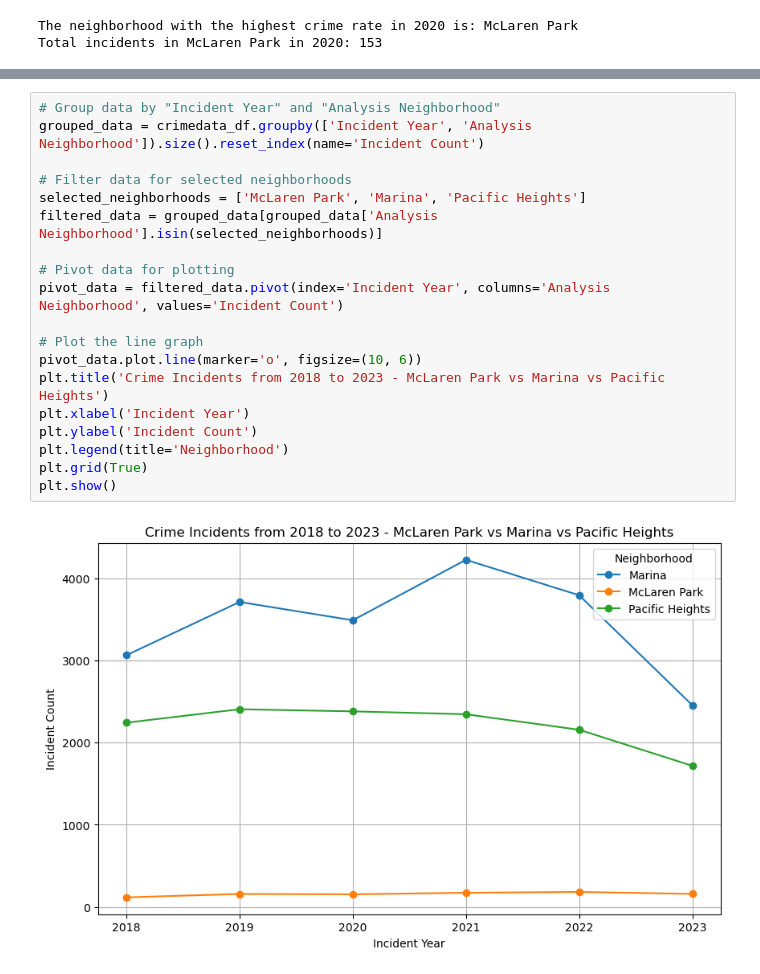
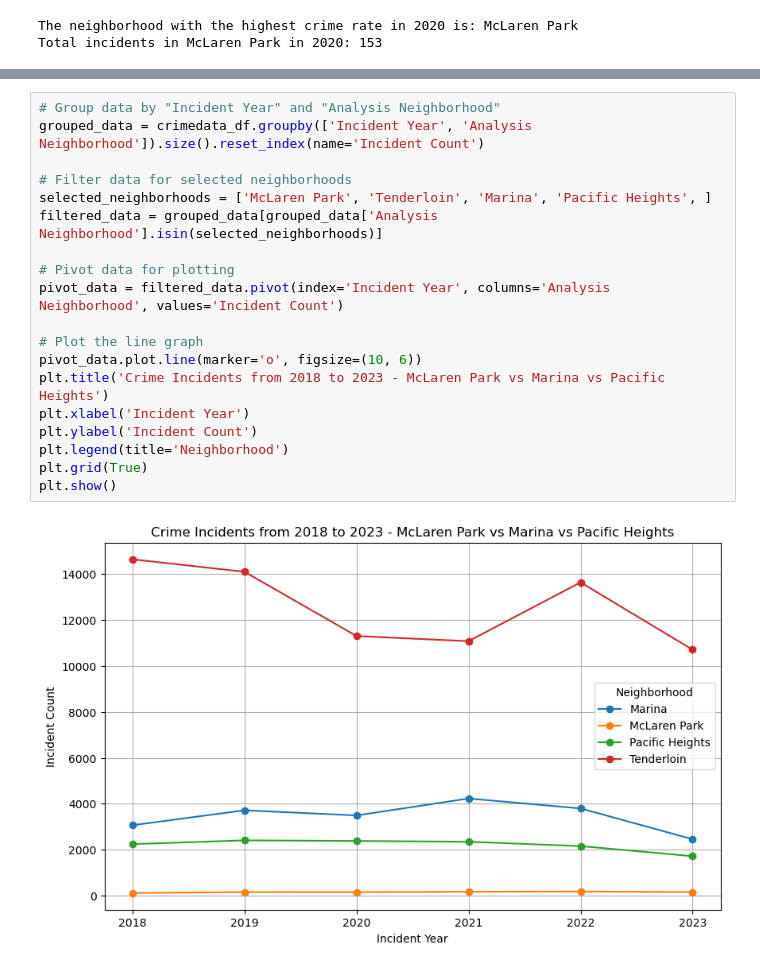
Before and after one commit to rabellan/SafetyNet, a Jupyter notebook: safetynet_sf_crimedata_crockeramazon.ipynb, the cells around one changed output, grey strips where cells are left out. Drawn from its saved outputs; the diff is of its cells as text.

```diff
--- a/safetynet_sf_crimedata_crockeramazon.ipynb
+++ b/safetynet_sf_crimedata_crockeramazon.ipynb
@@ -241,21 +287,21 @@ Total incidents in McLaren Park in 2020: 153
 # %%
 # Group data by "Incident Year" and "Analysis Neighborhood"
 grouped_data = crimedata_df.groupby(['Incident Year', 'Analysis Neighborhood']).size().reset_index(name='Incident Count')
 
 # Filter data for selected neighborhoods
-selected_neighborhoods = ['McLaren Park', 'Marina', 'Pacific Heights']
+selected_neighborhoods = ['McLaren Park', 'Tenderloin', 'Marina', 'Pacific Heights', ]
 filtered_data = grouped_data[grouped_data['Analysis Neighborhood'].isin(selected_neighborhoods)]
 
 # Pivot data for plotting
 pivot_data = filtered_data.pivot(index='Incident Year', columns='Analysis Neighborhood', values='Incident Count')
 
 # Plot the line graph
 pivot_data.plot.line(marker='o', figsize=(10, 6))
 plt.title('Crime Incidents from 2018 to 2023 - McLaren Park vs Marina vs Pacific Heights')
 plt.xlabel('Incident Year')
 plt.ylabel('Incident Count')
 plt.legend(title='Neighborhood')
 plt.grid(True)
 plt.show()
 # %% [output]
-[figure, old version]
+[figure, new version]
```
Also changed, not shown: parts of 20 cells of this notebook.
